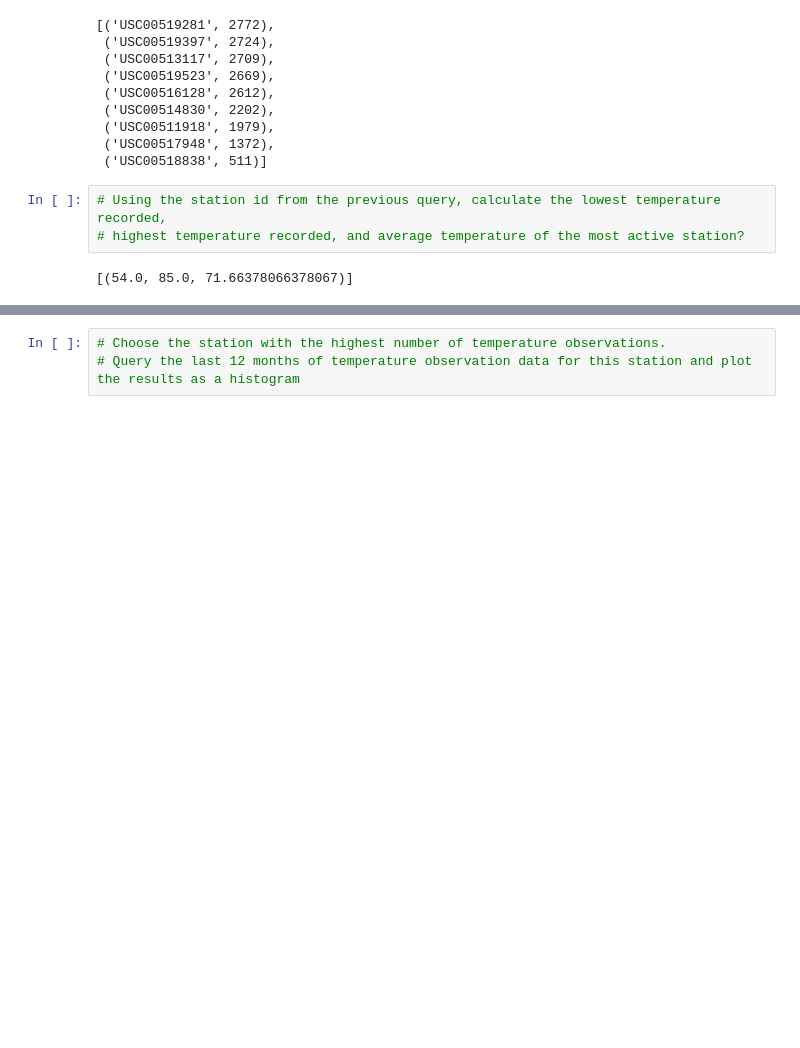
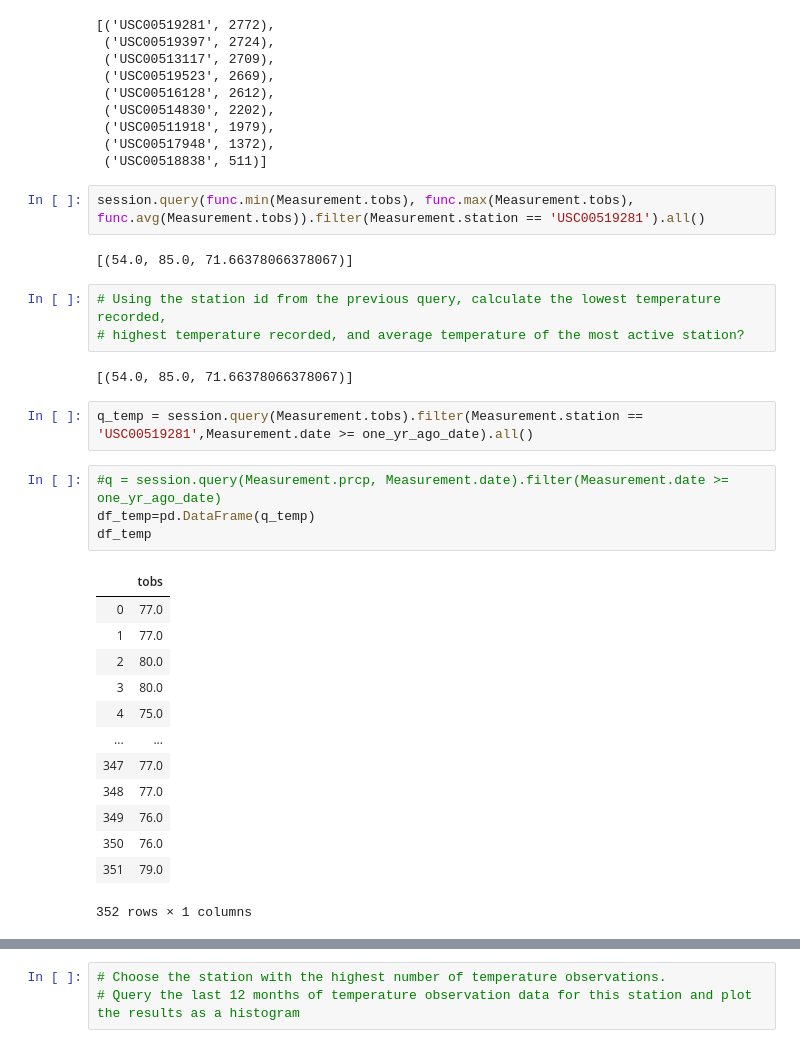
Before and after one commit to JenQian/sqlalchemy-challenge, a Jupyter notebook: climate_starter.ipynb, the cells around one changed output, grey strips where cells are left out. Saved outputs shown, nothing was run; the diff lists cells and outputs as text; blank space fills up the shorter version.

```diff
--- a/climate_starter.ipynb
+++ b/climate_starter.ipynb
@@ -163,8 +207,32 @@ one_yr_df_sort.describe()
  ('USC00511918', 1979),
  ('USC00517948', 1372),
  ('USC00518838', 511)]
+# %%
+session.query(func.min(Measurement.tobs), func.max(Measurement.tobs), func.avg(Measurement.tobs)).filter(Measurement.station == 'USC00519281').all()
+# %% [output]
+[(54.0, 85.0, 71.66378066378067)]
 # %%
 # Using the station id from the previous query, calculate the lowest temperature recorded,
 # highest temperature recorded, and average temperature of the most active station?
 # %% [output]
 [(54.0, 85.0, 71.66378066378067)]
+# %%
+q_temp = session.query(Measurement.tobs).filter(Measurement.station == 'USC00519281',Measurement.date >= one_yr_ago_date).all()
+# %%
+#q = session.query(Measurement.prcp, Measurement.date).filter(Measurement.date >= one_yr_ago_date)
+df_temp=pd.DataFrame(q_temp)
+df_temp
+# %% [output]
+|  | tobs |
+| 0 | 77.0 |
+| 1 | 77.0 |
+| 2 | 80.0 |
+| 3 | 80.0 |
+| 4 | 75.0 |
+| ... | ... |
+| 347 | 77.0 |
+| 348 | 77.0 |
+| 349 | 76.0 |
+| 350 | 76.0 |
+| 351 | 79.0 |
+352 rows × 1 columns
```
Also changed, not shown: parts of 12 cells of this notebook.
